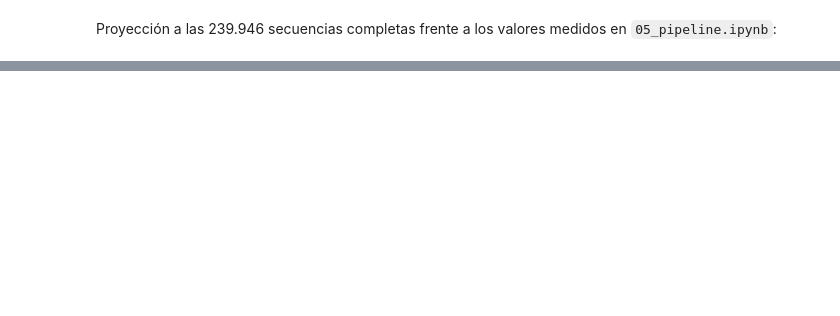
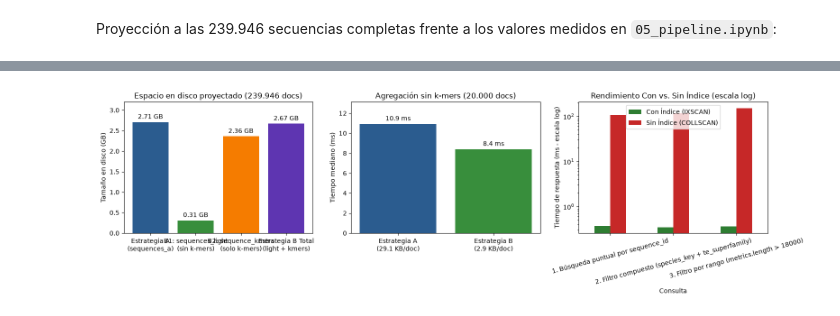
Before and after one commit to JuanSebastianLopez15/Corte2Proyecto, a Jupyter notebook: notebooks/09_experimento_kmers.ipynb, the cells around one changed output, grey strips where cells are left out. Cells and saved outputs as stored; diff of their text form; code cells hidden in the pictures; blank space fills up the shorter version.

Commit message:
feat: realicé la parte 2 de la fase 9, ya esta fase quedó completada

```diff
--- a/notebooks/09_experimento_kmers.ipynb
+++ b/notebooks/09_experimento_kmers.ipynb
@@ -200,0 +404,36 @@ df_proyeccion
+# %%
+import matplotlib.pyplot as plt
+
+fig, axes = plt.subplots(1, 3, figsize=(16, 4.8))
+
+# Gráfico 1: Espacio en disco proyectado (GB)
+etiquetas_esp = ["Estrategia A\n(sequences_a)", "B1: sequences_light\n(sin k-mers)", "B2: sequence_kmers\n(solo k-mers)", "Estrategia B Total\n(light + kmers)"]
+valores_gb = df_proyeccion.iloc[1:]["storageSize_GB"].values
+colores_1 = ["#2b5c8f", "#388e3c", "#f57c00", "#5e35b1"]
+barras1 = axes[0].bar(etiquetas_esp, valores_gb, color=colores_1)
+axes[0].set_title("Espacio en disco proyectado (239.946 docs)")
+axes[0].set_ylabel("Tamaño en disco (GB)")
+axes[0].bar_label(barras1, fmt="%.2f GB", padding=3)
+axes[0].set_ylim(0, max(valores_gb) * 1.18)
+
+# Gráfico 2: Tiempo de agregación global Q2 (Estrategia A vs Estrategia B)
+q2_rows = df_comparacion_ab[df_comparacion_ab["consulta"] == "Q2: Agregación global de longitudes"]
+barras2 = axes[1].bar(["Estrategia A\n(29.1 KB/doc)", "Estrategia B\n(2.9 KB/doc)"], q2_rows["mediana_cliente_ms"], color=["#2b5c8f", "#388e3c"])
+axes[1].set_title("Agregación sin k-mers (20.000 docs)")
+axes[1].set_ylabel("Tiempo mediano (ms)")
+axes[1].bar_label(barras2, fmt="%.1f ms", padding=3)
+axes[1].set_ylim(0, max(q2_rows["mediana_cliente_ms"]) * 1.2)
+
+# Gráfico 3: Tiempo Con Índice vs Sin Índice (escala logarítmica en 239.946 docs)
+pivot_idx = df_indices.pivot(index="Consulta", columns="Escenario", values="tiempo_cliente_ms").clip(lower=0.01)
+pivot_idx.plot(kind="bar", ax=axes[2], logy=True, color=["#2e7d32", "#c62828"], rot=15)
+axes[2].set_title("Rendimiento Con vs. Sin Índice (escala log)")
+axes[2].set_ylabel("Tiempo de respuesta (ms - escala log)")
+axes[2].legend(title="")
+
+plt.tight_layout()
+Path("../reports").mkdir(exist_ok=True)
+plt.savefig("../reports/fase9_comparativa_experimental.png", dpi=150)
+plt.show()
+# %% [output]
+[figure, added]
```
Also changed, not shown: parts of 10 cells of this notebook, 1 other file.
